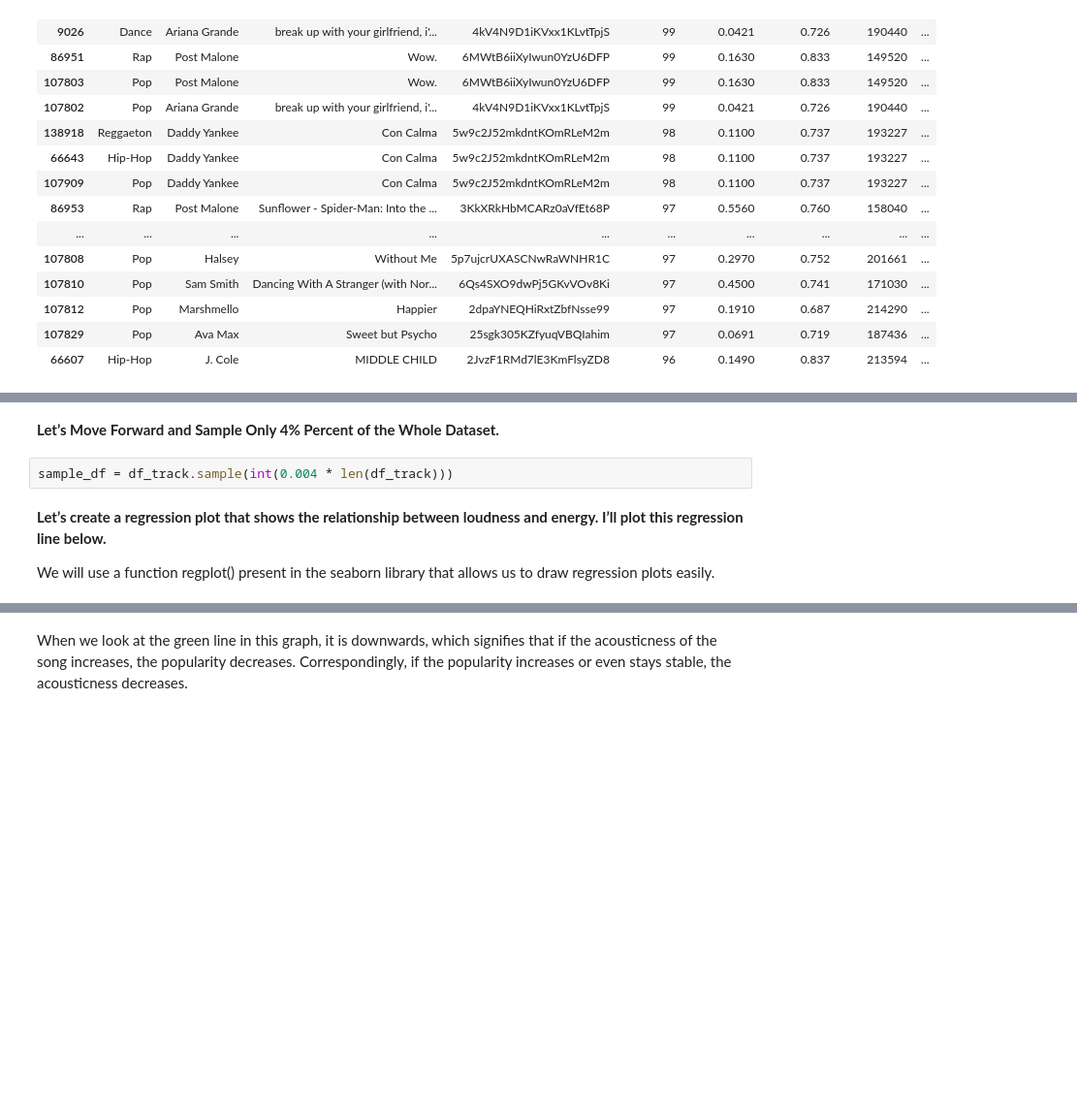
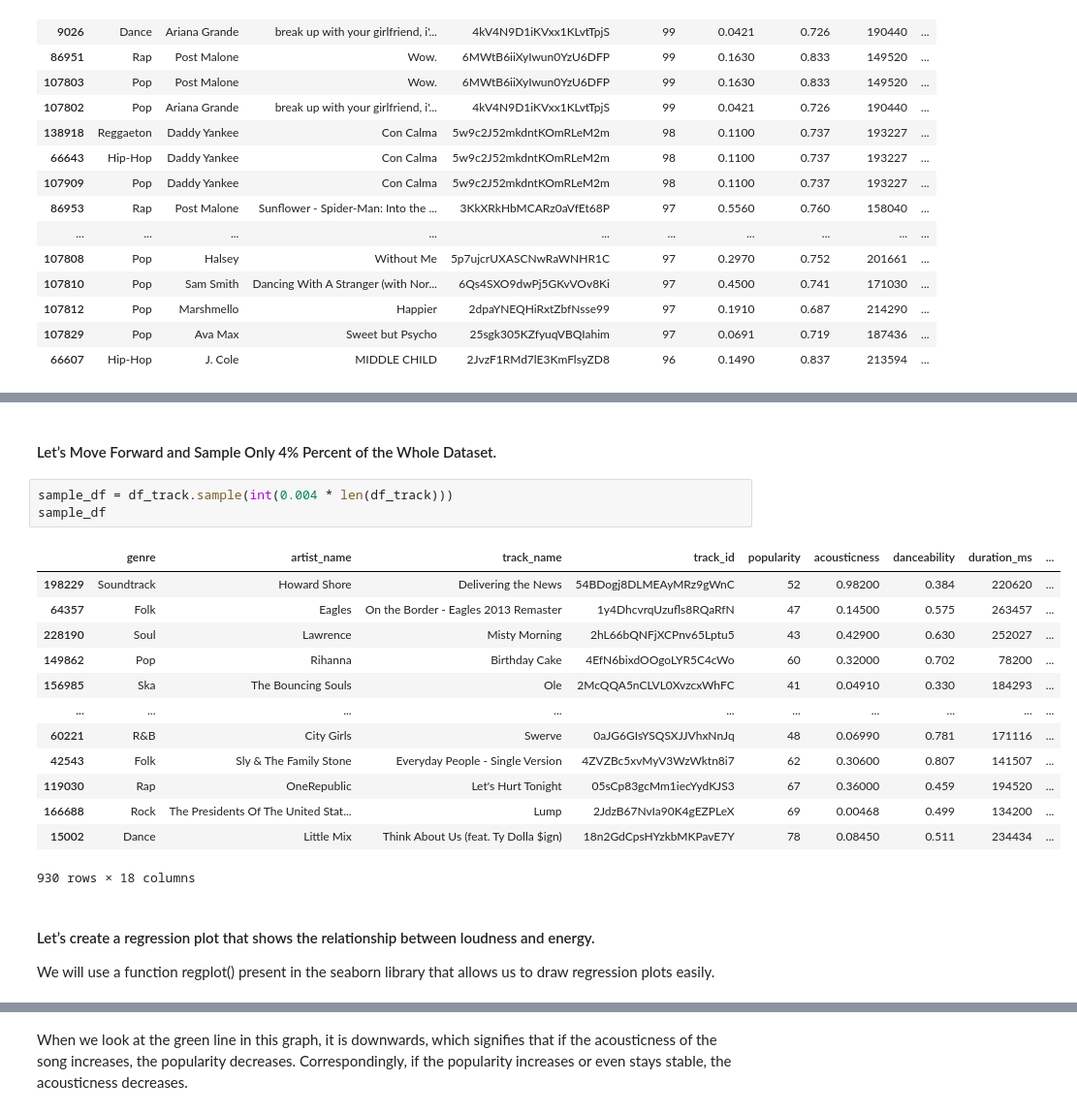
Before and after one commit to gauravvraii/Data-Analytics-Projects, a Jupyter notebook: spotify-data-analysis-using-python.ipynb, the cells around one changed output, grey strips where cells are left out. Shown: that part at 97% size. Cells and saved outputs as stored; diff of their text form; blank space fills up the shorter version.

```diff
--- a/spotify-data-analysis-using-python.ipynb
+++ b/spotify-data-analysis-using-python.ipynb
@@ -183,9 +208,24 @@ heatmap.set_xticklabels(heatmap.get_xticklabels(), rotation = 90)
 # %% [markdown]
-**Let’s Move Forward and Sample Only 4% Percent of the Whole Dataset.**
+#### Let’s Move Forward and Sample Only 4% Percent of the Whole Dataset.
 # %%
 sample_df = df_track.sample(int(0.004 * len(df_track)))
+sample_df
+# %% [output]
+|  | genre | artist_name | track_name | track_id | popularity | acousticness | danceability | duration_ms | ... |
+| 198229 | Soundtrack | Howard Shore | Delivering the News | 54BDogj8DLMEAyMRz9gWnC | 52 | 0.98200 | 0.384 | 220620 | ... |
+| 64357 | Folk | Eagles | On the Border - Eagles 2013 Remaster | 1y4DhcvrqUzufls8RQaRfN | 47 | 0.14500 | 0.575 | 263457 | ... |
+| 228190 | Soul | Lawrence | Misty Morning | 2hL66bQNFjXCPnv65Lptu5 | 43 | 0.42900 | 0.630 | 252027 | ... |
+| 149862 | Pop | Rihanna | Birthday Cake | 4EfN6bixdOOgoLYR5C4cWo | 60 | 0.32000 | 0.702 | 78200 | ... |
+| 156985 | Ska | The Bouncing Souls | Ole | 2McQQA5nCLVL0XvzcxWhFC | 41 | 0.04910 | 0.330 | 184293 | ... |
+| ... | ... | ... | ... | ... | ... | ... | ... | ... | ... |
+| 60221 | R&B | City Girls | Swerve | 0aJG6GIsYSQSXJJVhxNnJq | 48 | 0.06990 | 0.781 | 171116 | ... |
+| 42543 | Folk | Sly & The Family Stone | Everyday People - Single Version | 4ZVZBc5xvMyV3WzWktn8i7 | 62 | 0.30600 | 0.807 | 141507 | ... |
+| 119030 | Rap | OneRepublic | Let's Hurt Tonight | 05sCp83gcMm1iecYydKJS3 | 67 | 0.36000 | 0.459 | 194520 | ... |
+| 166688 | Rock | The Presidents Of The United Stat... | Lump | 2JdzB67NvIa90K4gEZPLeX | 69 | 0.00468 | 0.499 | 134200 | ... |
+| 15002 | Dance | Little Mix | Think About Us (feat. Ty Dolla $ign) | 18n2GdCpsHYzkbMKPavE7Y | 78 | 0.08450 | 0.511 | 234434 | ... |
+930 rows × 18 columns
 # %% [markdown]
-**Let’s create a regression plot that shows the relationship between loudness and energy. I’ll plot this regression line below.**
+#### Let’s create a regression plot that shows the relationship between loudness and energy.
 
 We will use a function regplot() present in the seaborn library that allows us to draw regression plots easily.
 # %%
```
Also changed, not shown: parts of 20 cells of this notebook.
